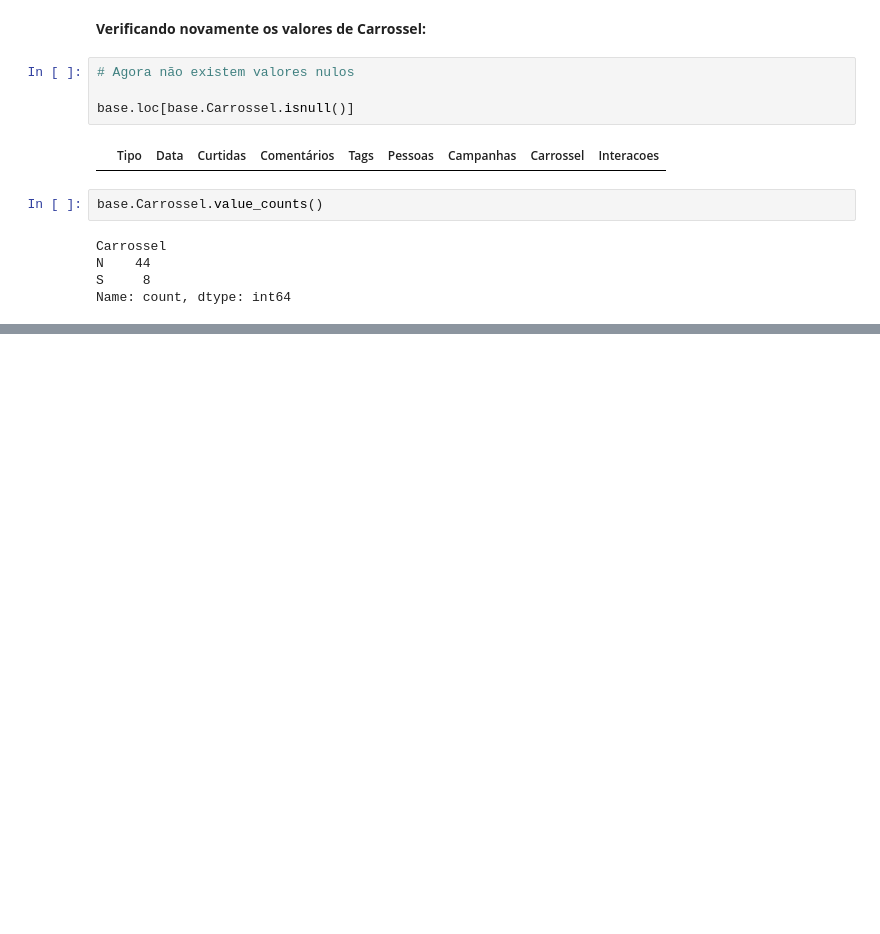
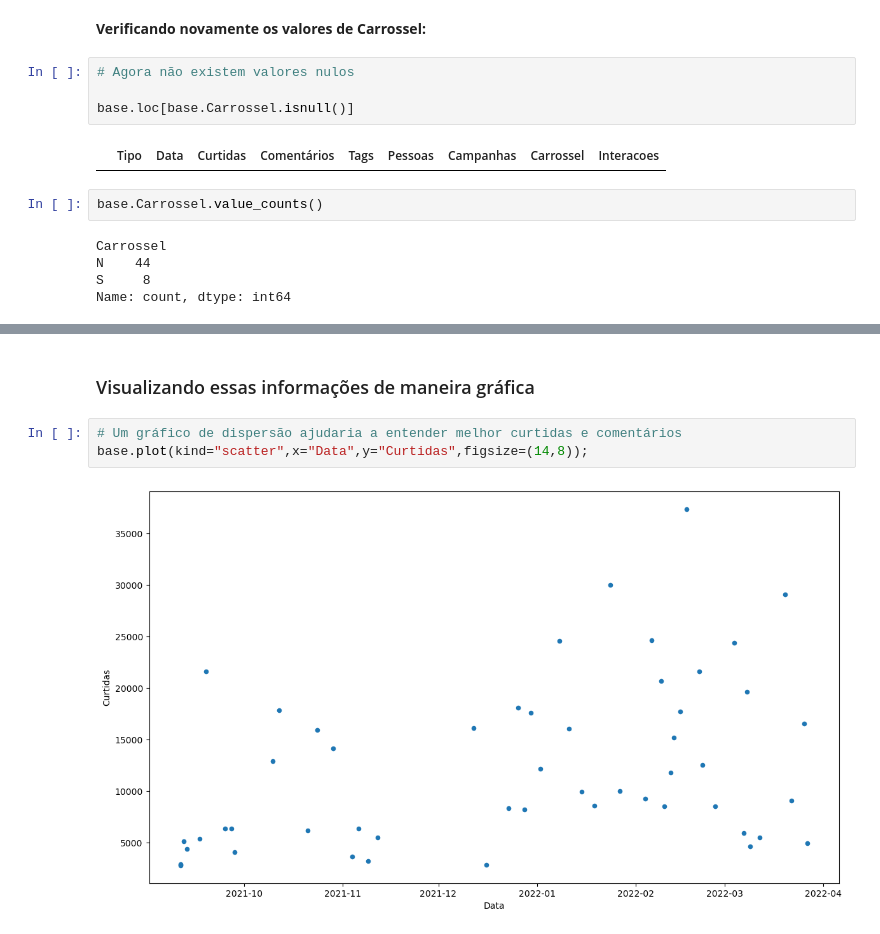
Before and after one commit to andrewyamagata/DADOS, a Jupyter notebook: Aula03AnaliseEngajamento.ipynb, the cells around one changed output, grey strips where cells are left out. Drawn from its saved outputs; the diff is of its cells as text; blank space fills up the shorter version.

```diff
--- a/Aula03AnaliseEngajamento.ipynb
+++ b/Aula03AnaliseEngajamento.ipynb
@@ -189,0 +206,7 @@ Name: count, dtype: int64
+# %% [markdown]
+### Visualizando essas informações de maneira gráfica
+# %%
+# Um gráfico de dispersão ajudaria a entender melhor curtidas e comentários
+base.plot(kind="scatter",x="Data",y="Curtidas",figsize=(14,8));
+# %% [output]
+[figure, added]
```
Also changed, not shown: parts of 9 cells of this notebook.
